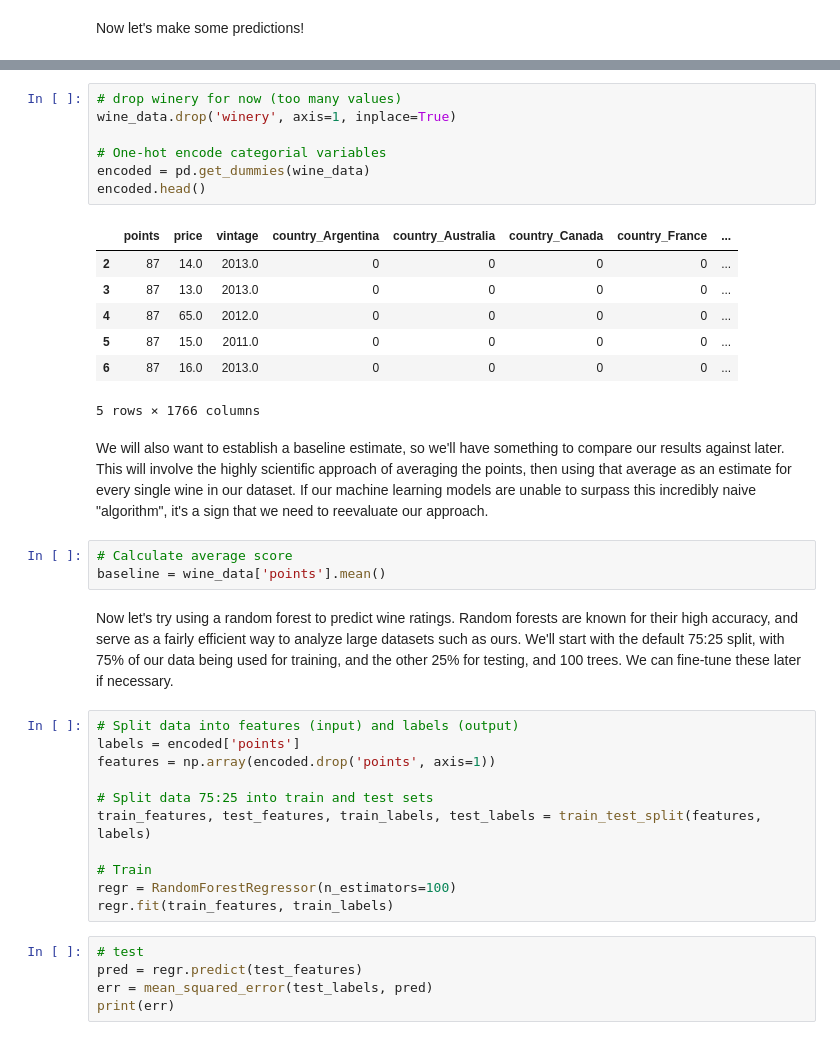
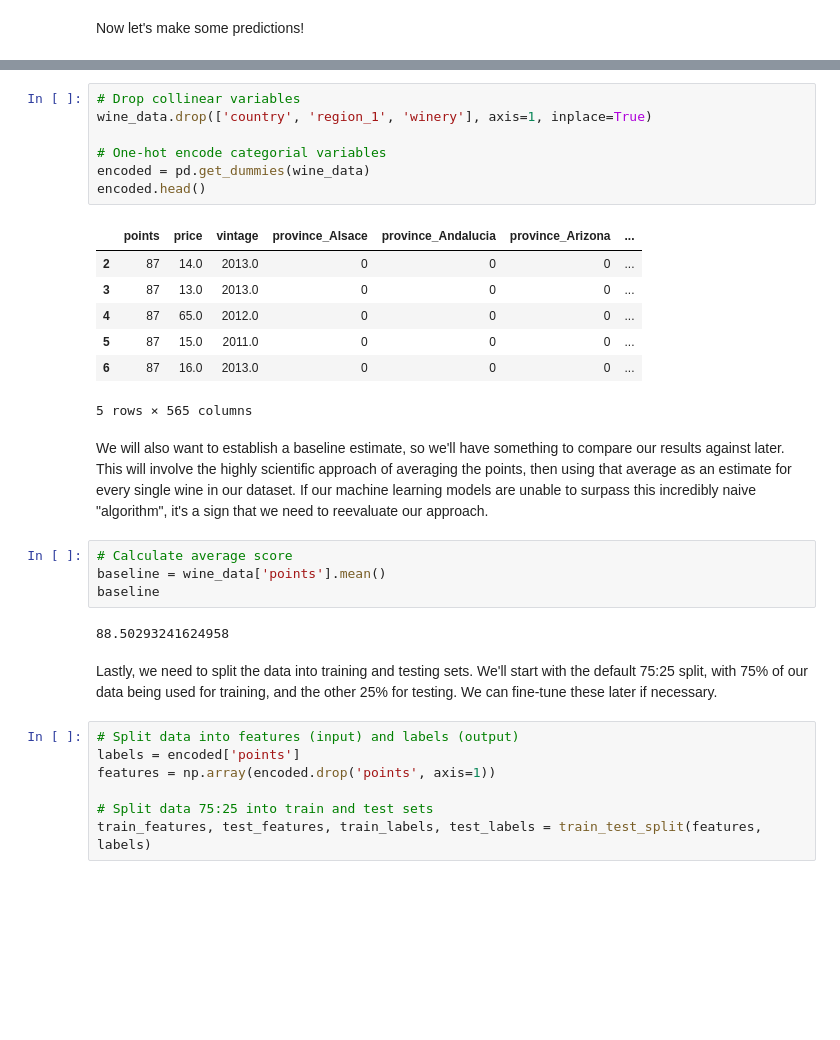
Before and after one commit to boboyejj/Wine-Connoisseur, a Jupyter notebook: Final_Project.ipynb, the cells around one changed output, grey strips where cells are left out. Saved outputs shown, nothing was run; the diff lists cells and outputs as text; blank space fills up the shorter version.

```diff
--- a/index.ipynb
+++ b/Final_Project.ipynb
@@ -254,25 +305,28 @@ Before we begin applying any machine learning models, we're going to need to one
 # %%
-# drop winery for now (too many values)
-wine_data.drop('winery', axis=1, inplace=True)
+# Drop collinear variables
+wine_data.drop(['country', 'region_1', 'winery'], axis=1, inplace=True)
 
 # One-hot encode categorial variables
 encoded = pd.get_dummies(wine_data)
 encoded.head()
 # %% [output]
-|  | points | price | vintage | country_Argentina | country_Australia | country_Canada | country_France | ... |
-| 2 | 87 | 14.0 | 2013.0 | 0 | 0 | 0 | 0 | ... |
-| 3 | 87 | 13.0 | 2013.0 | 0 | 0 | 0 | 0 | ... |
-| 4 | 87 | 65.0 | 2012.0 | 0 | 0 | 0 | 0 | ... |
-| 5 | 87 | 15.0 | 2011.0 | 0 | 0 | 0 | 0 | ... |
-| 6 | 87 | 16.0 | 2013.0 | 0 | 0 | 0 | 0 | ... |
+|  | points | price | vintage | province_Alsace | province_Andalucia | province_Arizona | ... |
+| 2 | 87 | 14.0 | 2013.0 | 0 | 0 | 0 | ... |
+| 3 | 87 | 13.0 | 2013.0 | 0 | 0 | 0 | ... |
+| 4 | 87 | 65.0 | 2012.0 | 0 | 0 | 0 | ... |
+| 5 | 87 | 15.0 | 2011.0 | 0 | 0 | 0 | ... |
+| 6 | 87 | 16.0 | 2013.0 | 0 | 0 | 0 | ... |
-5 rows × 1766 columns
+5 rows × 565 columns
 # %% [markdown]
 We will also want to establish a baseline estimate, so we'll have something to compare our results against later. This will involve the highly scientific approach of averaging the points, then using that average as an estimate for every single wine in our dataset. If our machine learning models are unable to surpass this incredibly naive "algorithm", it's a sign that we need to reevaluate our approach.
 # %%
 # Calculate average score
 baseline = wine_data['points'].mean()
+baseline
+# %% [output]
+88.50293241624958
 # %% [markdown]
-Now let's try using a random forest to predict wine ratings. Random forests are known for their high accuracy, and serve as a fairly efficient way to analyze large datasets such as ours. We'll start with the default 75:25 split, with 75% of our data being used for training, and the other 25% for testing, and 100 trees. We can fine-tune these later if necessary.
+Lastly, we need to split the data into training and testing sets. We'll start with the default 75:25 split, with 75% of our data being used for training, and the other 25% for testing. We can fine-tune these later if necessary.
 # %%
 # Split data into features (input) and labels (output)
 labels = encoded['points']
@@ -280,12 +334,3 @@ features = np.array(encoded.drop('points', axis=1))
 
 # Split data 75:25 into train and test sets
 train_features, test_features, train_labels, test_labels = train_test_split(features, labels)
-
-# Train
-regr = RandomForestRegressor(n_estimators=100)
-regr.fit(train_features, train_labels)
-# %%
-# test
-pred = regr.predict(test_features)
-err = mean_squared_error(test_labels, pred)
-print(err)
```
Also changed, not shown: parts of 39 cells of this notebook, 2 other files.
